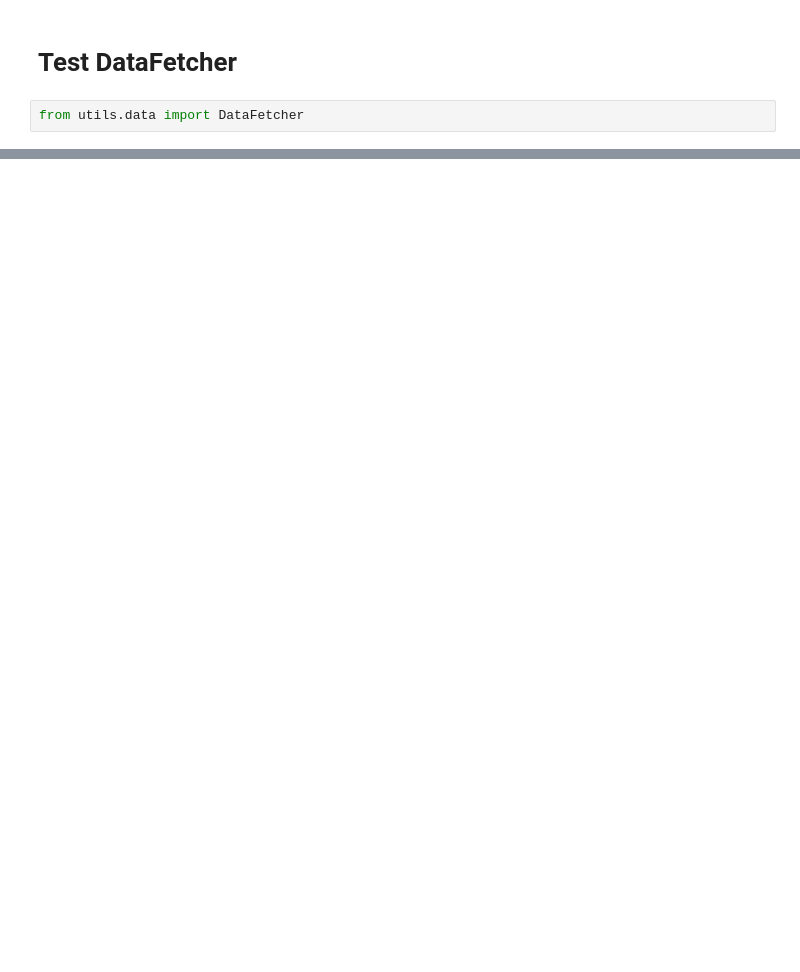
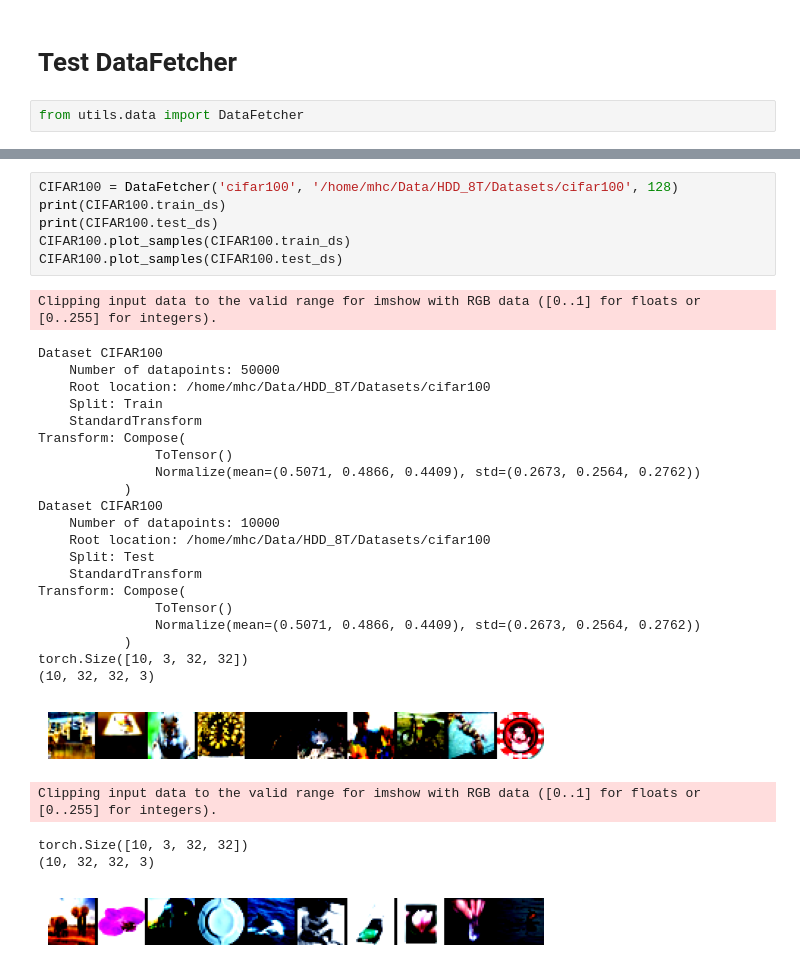
Before and after one commit to MaraPapMann/mhc_utils, a Jupyter notebook: test.ipynb, the cells around one changed output, grey strips where cells are left out. Saved outputs shown, nothing was run; the diff lists cells and outputs as text; blank space fills up the shorter version.

```diff
--- a/test.ipynb
+++ b/test.ipynb
@@ -128,0 +207,33 @@ CINIC10.plot_samples(CINIC10.test_ds)
+# %%
+CIFAR100 = DataFetcher('cifar100', '/home/mhc/Data/HDD_8T/Datasets/cifar100', 128)
+print(CIFAR100.train_ds)
+print(CIFAR100.test_ds)
+CIFAR100.plot_samples(CIFAR100.train_ds)
+CIFAR100.plot_samples(CIFAR100.test_ds)
+# %% [output]
+Clipping input data to the valid range for imshow with RGB data ([0..1] for floats or [0..255] for integers).
+Dataset CIFAR100
+    Number of datapoints: 50000
+    Root location: /home/mhc/Data/HDD_8T/Datasets/cifar100
+    Split: Train
+    StandardTransform
+Transform: Compose(
+               ToTensor()
+               Normalize(mean=(0.5071, 0.4866, 0.4409), std=(0.2673, 0.2564, 0.2762))
+           )
+Dataset CIFAR100
+    Number of datapoints: 10000
+    Root location: /home/mhc/Data/HDD_8T/Datasets/cifar100
+    Split: Test
+    StandardTransform
+Transform: Compose(
+               ToTensor()
+               Normalize(mean=(0.5071, 0.4866, 0.4409), std=(0.2673, 0.2564, 0.2762))
+           )
+torch.Size([10, 3, 32, 32])
+(10, 32, 32, 3)
+[figure, added]
+Clipping input data to the valid range for imshow with RGB data ([0..1] for floats or [0..255] for integers).
+torch.Size([10, 3, 32, 32])
+(10, 32, 32, 3)
+[figure, added]
```
Also changed, not shown: parts of 8 cells of this notebook, 2 other files.
